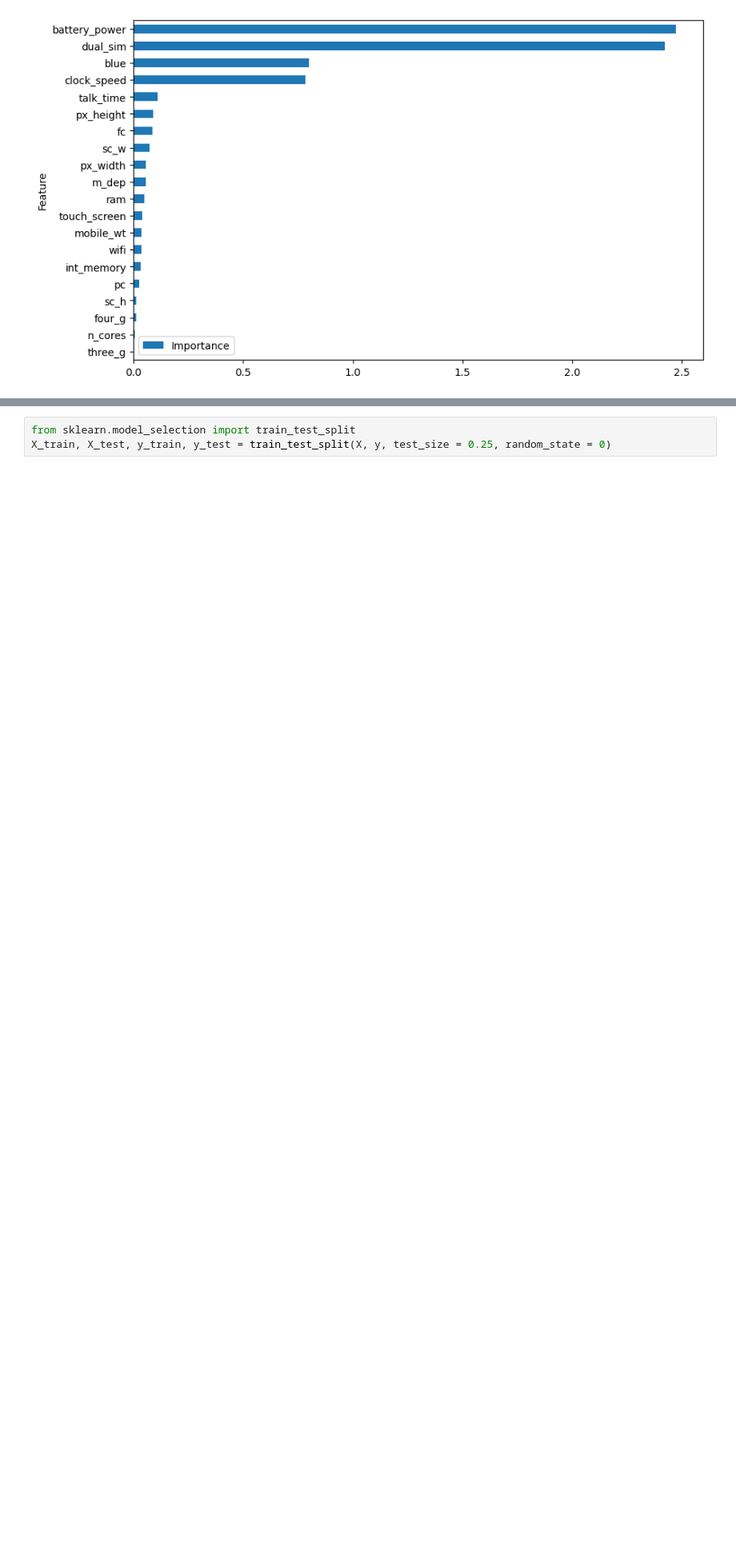
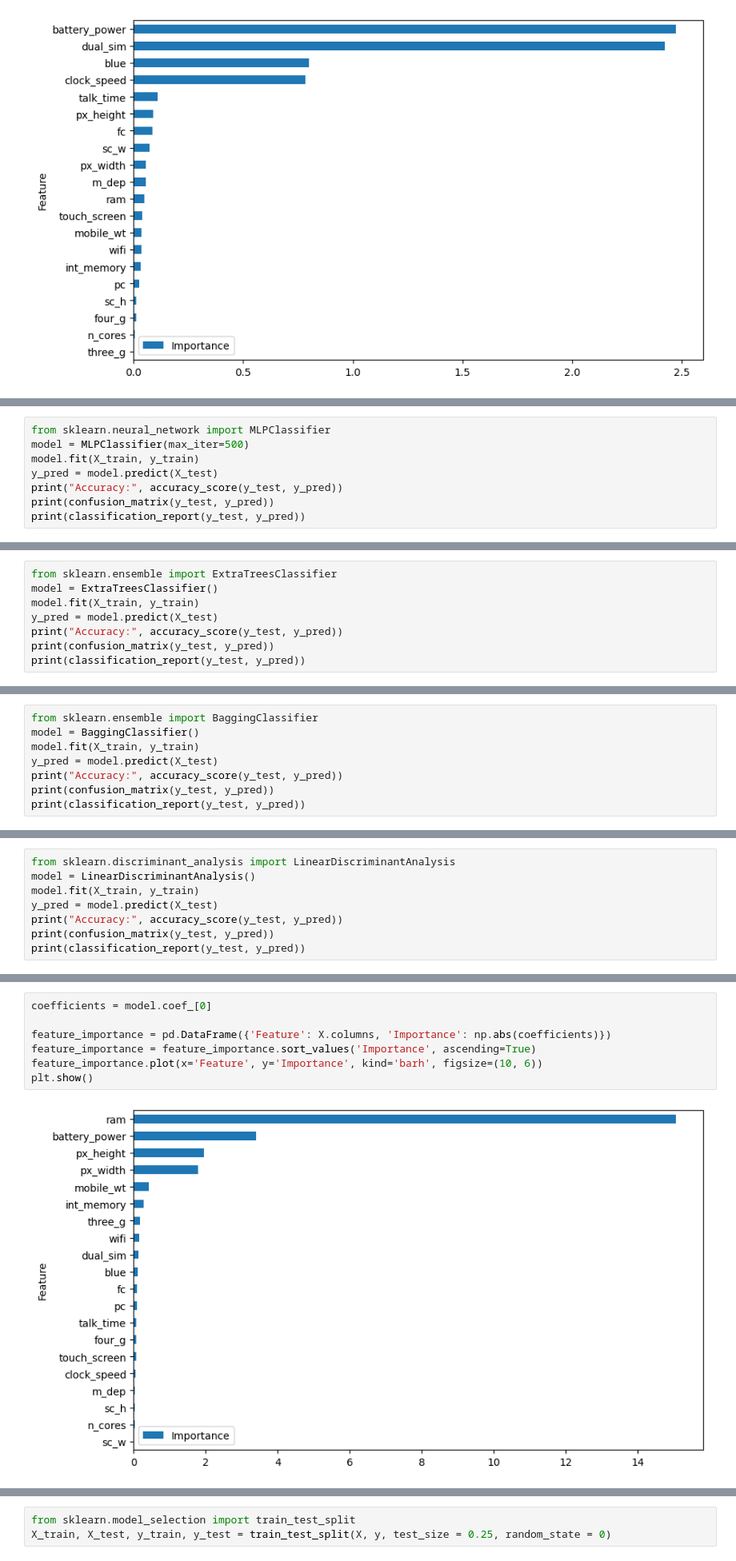
Before and after one commit to kskarthiksk/TCS-ION-Internship, a Jupyter notebook: Ranking Features of a Smartphone.ipynb, the cells around one changed output, grey strips where cells are left out. Shown at 80% size. Cells and saved outputs as stored; diff of their text form; blank space fills up the shorter version.

Commit message:
Implemented feature ranking from coefficients

```diff
--- a/Ranking Features of a Smartphone.ipynb
+++ b/Ranking Features of a Smartphone.ipynb
@@ -424,0 +427,8 @@ plt.show()
+# %%
+from sklearn.neural_network import MLPClassifier
+model = MLPClassifier(max_iter=500)
+model.fit(X_train, y_train)
+y_pred = model.predict(X_test)
+print("Accuracy:", accuracy_score(y_test, y_pred))
+print(confusion_matrix(y_test, y_pred))
+print(classification_report(y_test, y_pred))
@@ -424,0 +453,8 @@ plt.show()
+# %%
+from sklearn.ensemble import ExtraTreesClassifier
+model = ExtraTreesClassifier()
+model.fit(X_train, y_train)
+y_pred = model.predict(X_test)
+print("Accuracy:", accuracy_score(y_test, y_pred))
+print(confusion_matrix(y_test, y_pred))
+print(classification_report(y_test, y_pred))
@@ -424,0 +479,8 @@ plt.show()
+# %%
+from sklearn.ensemble import BaggingClassifier
+model = BaggingClassifier()
+model.fit(X_train, y_train)
+y_pred = model.predict(X_test)
+print("Accuracy:", accuracy_score(y_test, y_pred))
+print(confusion_matrix(y_test, y_pred))
+print(classification_report(y_test, y_pred))
@@ -424,0 +505,8 @@ plt.show()
+# %%
+from sklearn.discriminant_analysis import LinearDiscriminantAnalysis
+model = LinearDiscriminantAnalysis()
+model.fit(X_train, y_train)
+y_pred = model.predict(X_test)
+print("Accuracy:", accuracy_score(y_test, y_pred))
+print(confusion_matrix(y_test, y_pred))
+print(classification_report(y_test, y_pred))
@@ -424,0 +529,9 @@ plt.show()
+# %%
+coefficients = model.coef_[0]
+
+feature_importance = pd.DataFrame({'Feature': X.columns, 'Importance': np.abs(coefficients)})
+feature_importance = feature_importance.sort_values('Importance', ascending=True)
+feature_importance.plot(x='Feature', y='Importance', kind='barh', figsize=(10, 6))
+plt.show()
+# %% [output]
+[figure, added]
```
Also changed, not shown: parts of 21 cells of this notebook.
